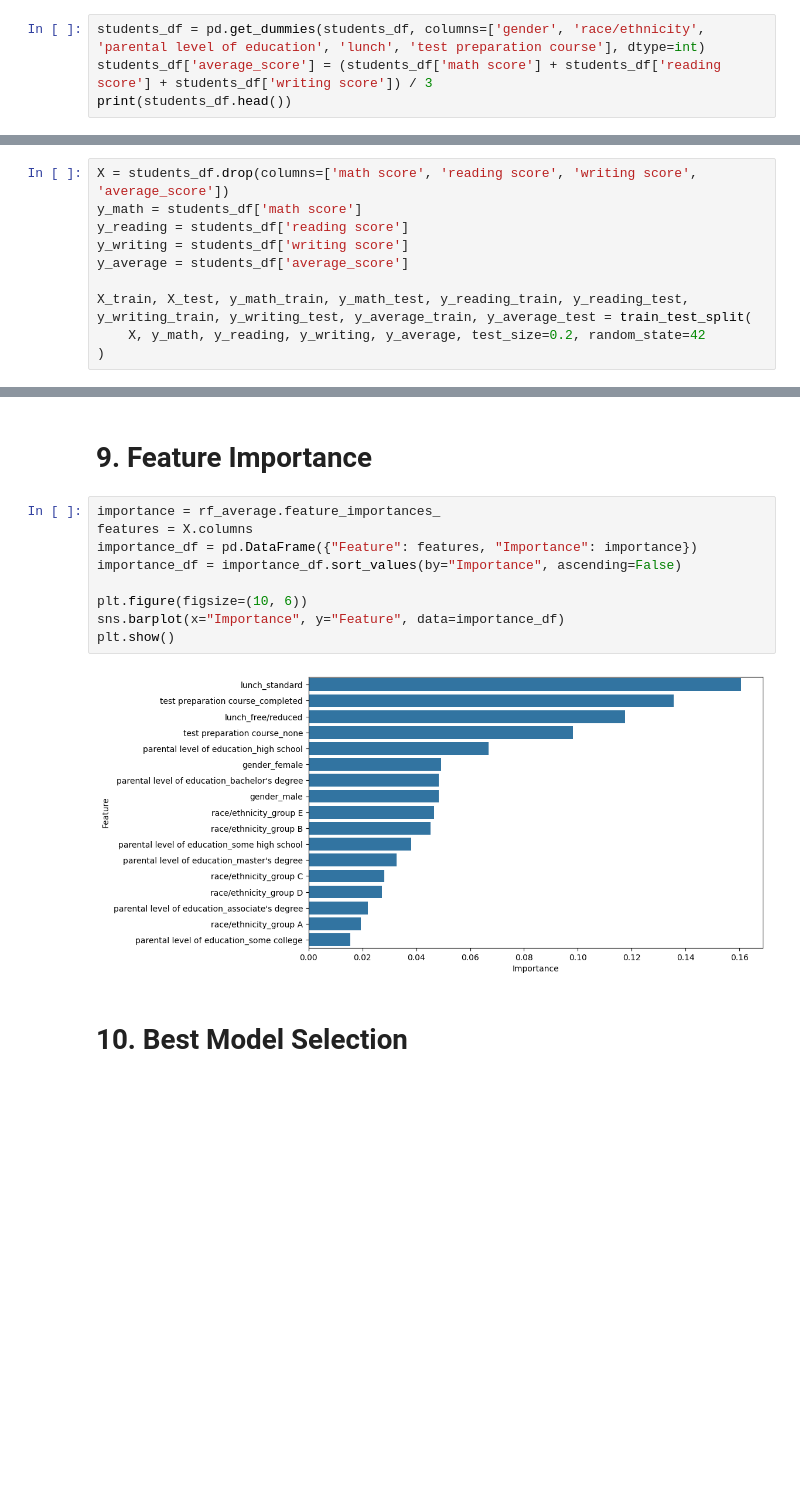
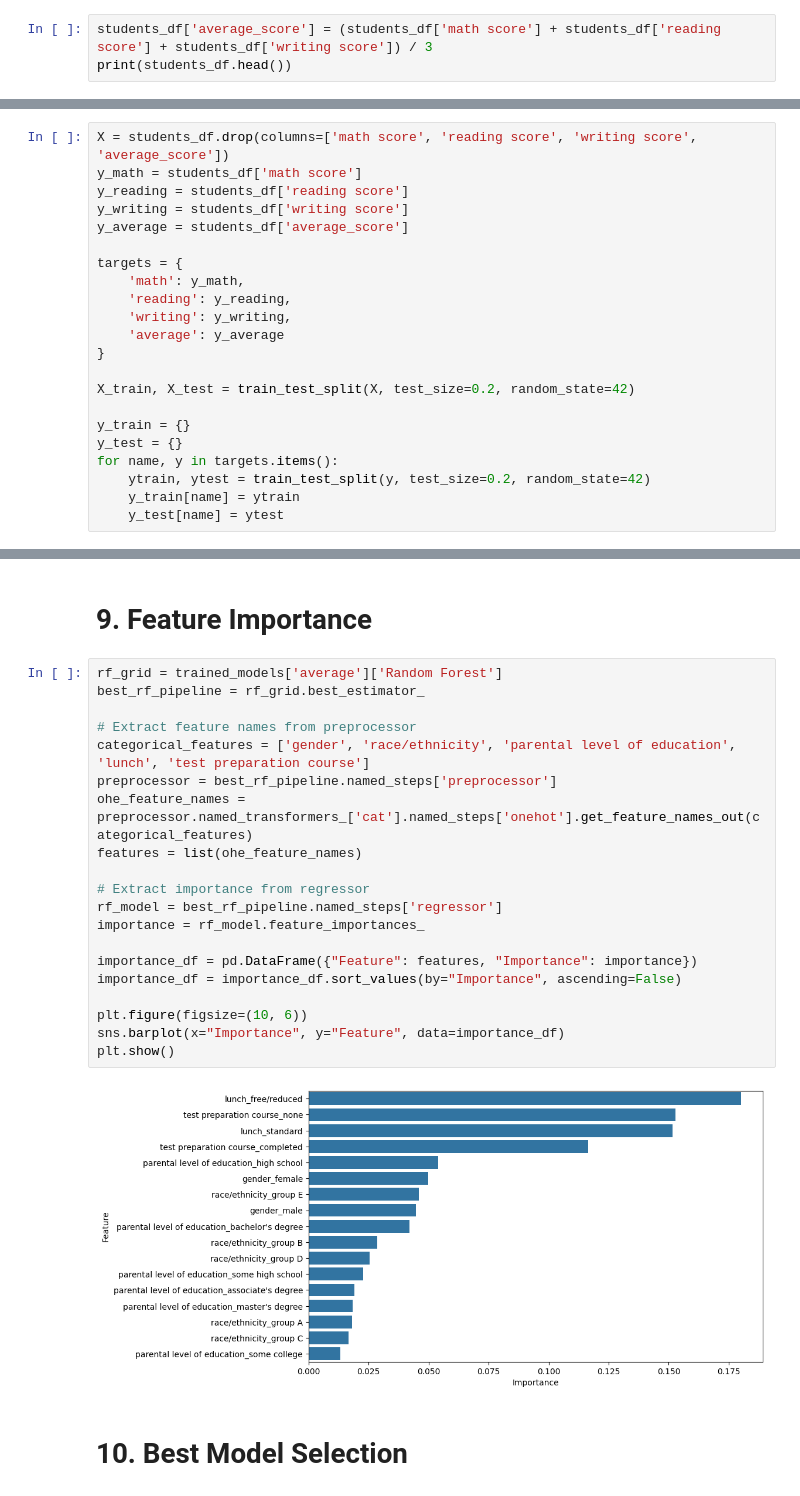
Before and after one commit to nikhileswark12/student-performance-predictor, a Jupyter notebook: StudentPerformance.ipynb, the cells around one changed output, grey strips where cells are left out. Saved outputs shown, nothing was run; the diff lists cells and outputs as text; blank space fills up the shorter version.

Commit message:
Implemented preprocessing pipelines and model optimization

```diff
--- a/StudentPerformance.ipynb
+++ b/StudentPerformance.ipynb
@@ -77,7 +81,6 @@ dtype: int64
 # %% [markdown]
 # 5. Feature Engineering
 # %%
-students_df = pd.get_dummies(students_df, columns=['gender', 'race/ethnicity', 'parental level of education', 'lunch', 'test preparation course'], dtype=int)
 students_df['average_score'] = (students_df['math score'] + students_df['reading score'] + students_df['writing score']) / 3
 print(students_df.head())
 # %% [output]
@@ -107,9 +113,21 @@ y_reading = students_df['reading score']
 y_writing = students_df['writing score']
 y_average = students_df['average_score']
 
-X_train, X_test, y_math_train, y_math_test, y_reading_train, y_reading_test, y_writing_train, y_writing_test, y_average_train, y_average_test = train_test_split(
-    X, y_math, y_reading, y_writing, y_average, test_size=0.2, random_state=42
-)
+targets = {
+    'math': y_math,
+    'reading': y_reading,
+    'writing': y_writing,
+    'average': y_average
+}
+
+X_train, X_test = train_test_split(X, test_size=0.2, random_state=42)
+
+y_train = {}
+y_test = {}
+for name, y in targets.items():
+    ytrain, ytest = train_test_split(y, test_size=0.2, random_state=42)
+    y_train[name] = ytrain
+    y_test[name] = ytest
 # %% [markdown]
 # 7. Train Models
 # %%
@@ -200,16 +257,27 @@ Reading Score Results:
 # %% [markdown]
 # 9. Feature Importance
 # %%
-importance = rf_average.feature_importances_
-features = X.columns
+rf_grid = trained_models['average']['Random Forest']
+best_rf_pipeline = rf_grid.best_estimator_
+
+# Extract feature names from preprocessor
+categorical_features = ['gender', 'race/ethnicity', 'parental level of education', 'lunch', 'test preparation course']
+preprocessor = best_rf_pipeline.named_steps['preprocessor']
+ohe_feature_names = preprocessor.named_transformers_['cat'].named_steps['onehot'].get_feature_names_out(categorical_features)
+features = list(ohe_feature_names)
+
+# Extract importance from regressor
+rf_model = best_rf_pipeline.named_steps['regressor']
+importance = rf_model.feature_importances_
+
 importance_df = pd.DataFrame({"Feature": features, "Importance": importance})
 importance_df = importance_df.sort_values(by="Importance", ascending=False)
 
 plt.figure(figsize=(10, 6))
 sns.barplot(x="Importance", y="Feature", data=importance_df)
 plt.show()
 # %% [output]
-[figure, old version]
+[figure, new version]
 # %% [markdown]
 # 10. Best Model Selection
 # %%
```
Also changed, not shown: parts of 6 cells of this notebook, 5 other files.
